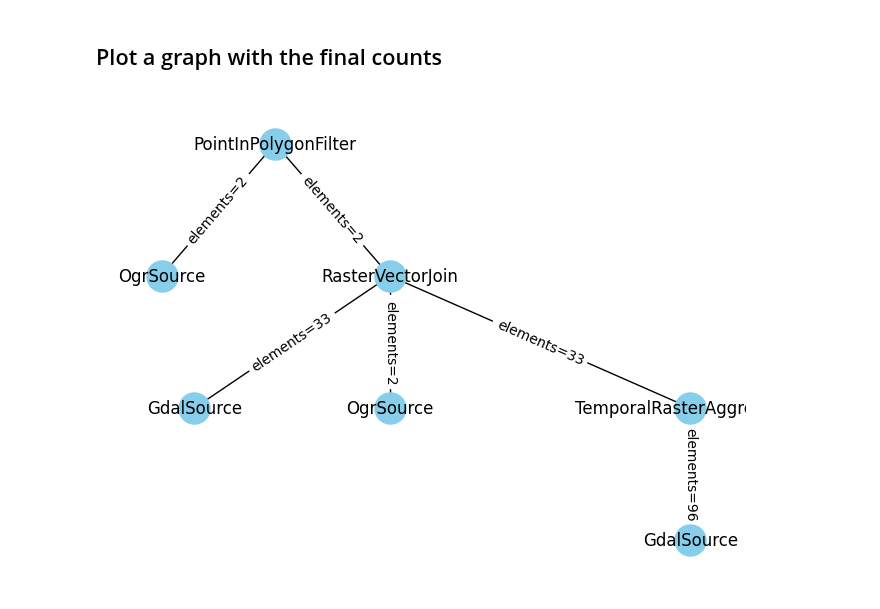
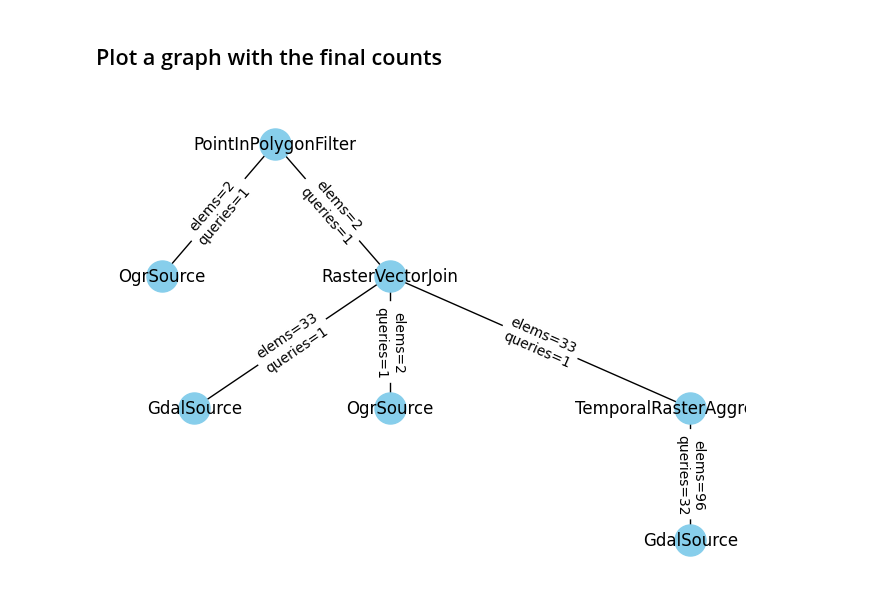
Before and after one commit to geo-engine/geoengine-python, a Jupyter notebook: examples/workflow_tracing.ipynb, the cells around one changed output. Cells and saved outputs as stored; diff of their text form; code cells hidden in the pictures.

Commit message:
add queries to graph

```diff
--- a/examples/workflow_tracing.ipynb
+++ b/examples/workflow_tracing.ipynb
@@ -283,8 +283,14 @@ grouped = poll_next_df.groupby('operator')
 # Compute the final cumulative sum for the element_count column within each group
 final_cumulative_element_counts = grouped['element_count'].sum()
 
+# Get the total queries for each operator
+query_counts = query_df.groupby('operator')["query_count"].last()
+
 # Convert the final cumulative element counts to a list of dictionaries
 result = [{"operator": operator, "element_count_sum": count} for operator, count in final_cumulative_element_counts.items()]
+
+for item in result:
+    item["query_count"] = query_counts[item["operator"]]
 # %%
 import networkx as nx
 
@@ -306,37 +312,42 @@ for item in result:
     if len(parent) == 0:
         parent = (None, )
 
-    links.append({"source": parent, "target": path, "element_count": item['element_count_sum']})
+    links.append({"source": parent, "target": path, "element_count": item['element_count_sum'], "query_count": item['query_count']})
 # %%
 import networkx as nx
 
 G = nx.DiGraph()
 
 # Add nodes to the graph
 for node in nodes:
     G.add_node(node["id"], label=node["name"])
 
 # Add edges to the graph
 for link in links:
-    G.add_edge(link["source"], link["target"], element_count=link["element_count"])
+    G.add_edge(link["source"], link["target"], element_count=link["element_count"], query_count=link["query_count"])
 
 # Define a layout for the graph (tree layout)
 pos = nx.drawing.nx_agraph.graphviz_layout(G, prog="dot")
 
 # Draw the graph
 nx.draw(G, pos, with_labels=False, arrows=False, node_size=500, node_color="skyblue")
 
 # Draw the node labels
 labels = nx.get_node_attributes(G, "label")
 nx.draw_networkx_labels(G, pos, labels=labels)
 
 # Draw the edge labels
-edge_labels = nx.get_edge_attributes(G, "element_count")
-edge_labels = {k: f"count={v}" for k, v in edge_labels.items()}
+# Get edge attributes
+element_count_labels = nx.get_edge_attributes(G, "element_count")
+query_count_labels = nx.get_edge_attributes(G, "query_count")
+
+# Combine the attributes to create edge labels
+edge_labels = {k: f"elems={element_count_labels[k]}\nqueries={query_count_labels[k]}" for k in G.edges()}
+
 nx.draw_networkx_edge_labels(G, pos, edge_labels=edge_labels)
 
 # Show the plot
 plt.axis("off")
 plt.show()
 # %% [output]
-[figure, old version]
+[figure, new version]
```
